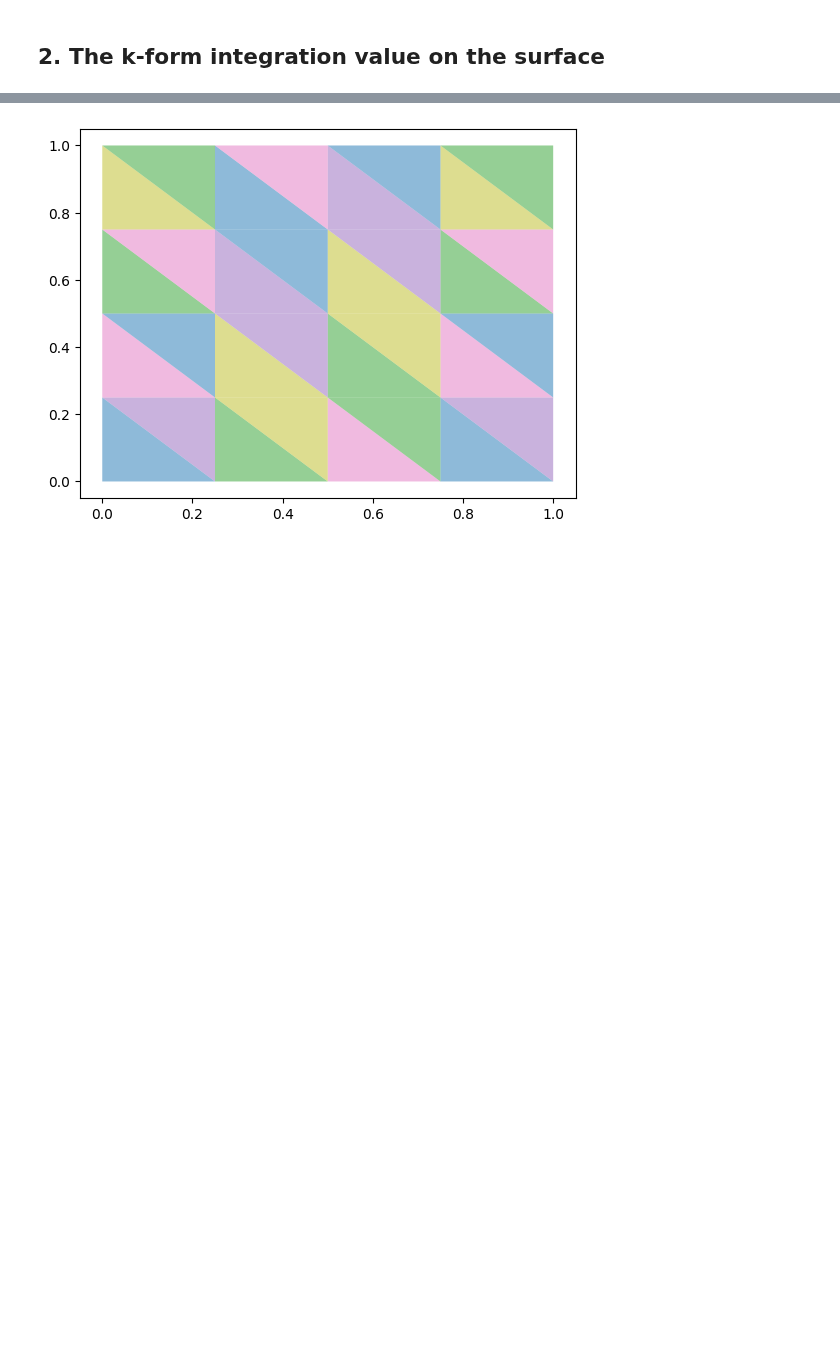
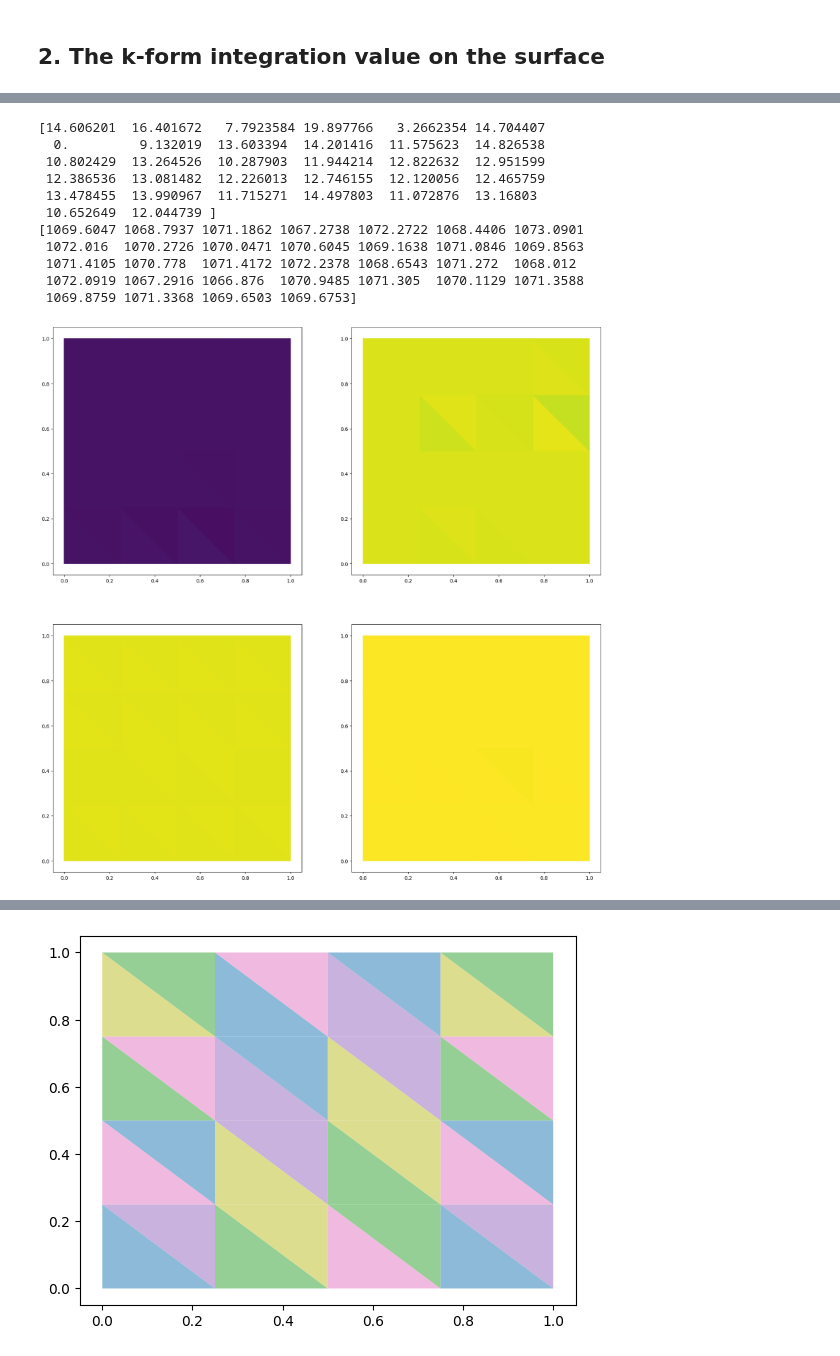
Before and after one commit to aidos-lab/neural-k-forms, a Jupyter notebook: Surface_classification_single_cochain.ipynb, the cells around one changed output, grey strips where cells are left out. Drawn from its saved outputs; the diff is of its cells as text; code cells hidden in the pictures; blank space fills up the shorter version.

```diff
--- a/Surface_classification_single_cochain.ipynb
+++ b/Surface_classification_single_cochain.ipynb
@@ -456,0 +483,28 @@ from matplotlib import colors
+# %%
+min_val = cochain_np.min()
+max_val = cochain_np.max()
+
+fig, axes = plt.subplots(nrows=2, ncols=2, figsize=(20, 20))
+
+## class 0
+plot_triangles(cochains[0],points,simplices, min_val, max_val, ax=axes[0,0], zorder=1)
+print(cochains[0])
+plot_triangles(cochains[1],points,simplices, min_val, max_val, ax=axes[1,0], zorder=1)
+print(cochains[1])
+
+## class 1
+plot_triangles(cochains[-1],points,simplices,min_val, max_val, ax=axes[0,1], zorder=1)
+plot_triangles(cochains[-2],points,simplices,min_val, max_val, ax=axes[1,1], zorder=1)
+# %% [output]
+[14.606201  16.401672   7.7923584 19.897766   3.2662354 14.704407
+  0.         9.132019  13.603394  14.201416  11.575623  14.826538
+ 10.802429  13.264526  10.287903  11.944214  12.822632  12.951599
+ 12.386536  13.081482  12.226013  12.746155  12.120056  12.465759
+ 13.478455  13.990967  11.715271  14.497803  11.072876  13.16803
+ 10.652649  12.044739 ]
+[1069.6047 1068.7937 1071.1862 1067.2738 1072.2722 1068.4406 1073.0901
+ 1072.016  1070.2726 1070.0471 1070.6045 1069.1638 1071.0846 1069.8563
+ 1071.4105 1070.778  1071.4172 1072.2378 1068.6543 1071.272  1068.012
+ 1072.0919 1067.2916 1066.876  1070.9485 1071.305  1070.1129 1071.3588
+ 1069.8759 1071.3368 1069.6503 1069.6753]
+[figure, added]
```
Also changed, not shown: parts of 18 cells of this notebook.
